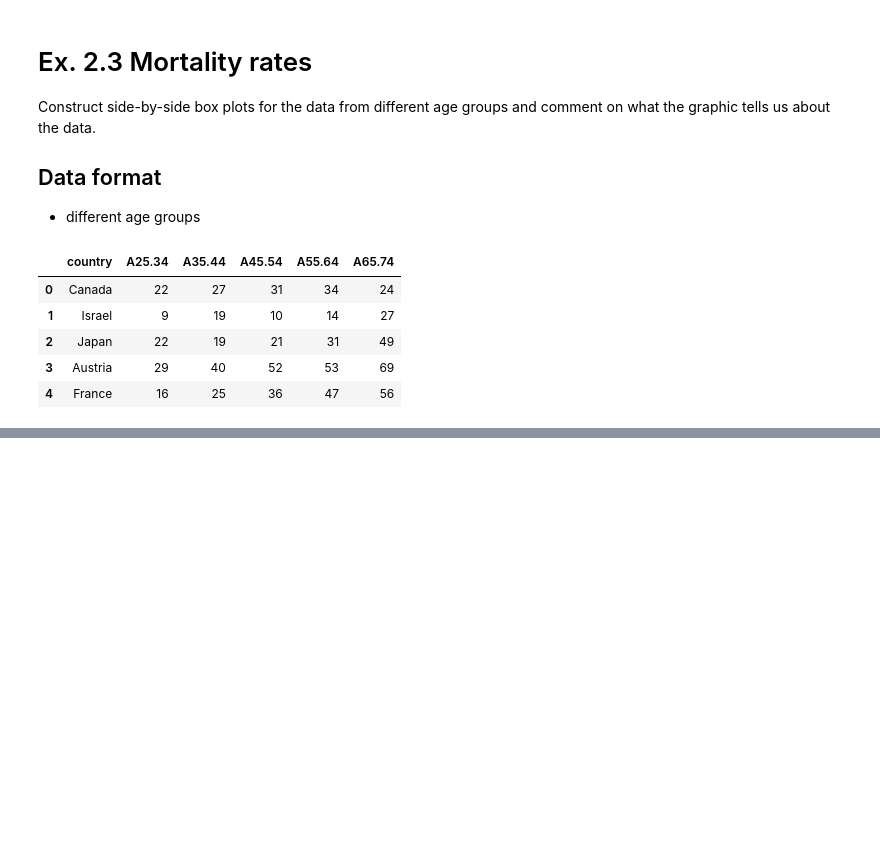
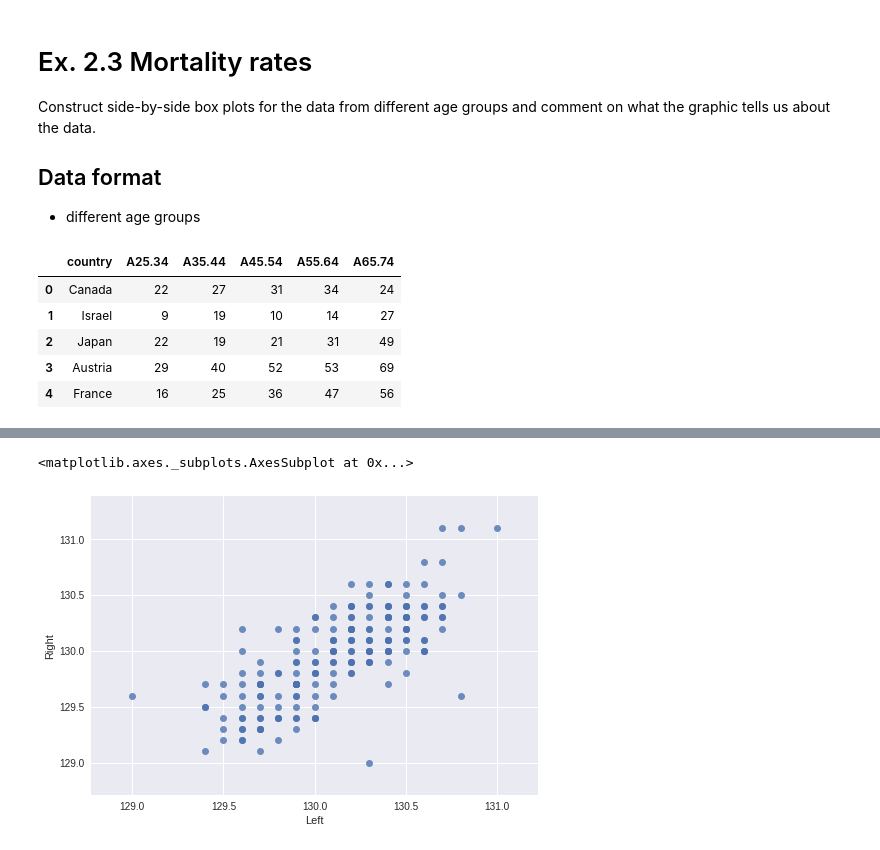
Before and after one commit to seporaitis/hsaur-python, a Jupyter notebook: Chapter2.ipynb, the cells around one changed output, grey strips where cells are left out. Drawn from its saved outputs; the diff is of its cells as text; code cells hidden in the pictures; blank space fills up the shorter version.

```diff
--- a/Chapter2.ipynb
+++ b/Chapter2.ipynb
@@ -493,0 +561,5 @@ suicides.head()
+# %%
+sns.regplot(x="Left", y="Right", data=banknote, fit_reg=False)
+# %% [output]
+<matplotlib.axes._subplots.AxesSubplot at 0x...>
+[figure, added]
```
Also changed, not shown: parts of 28 cells of this notebook, 2 other files.
